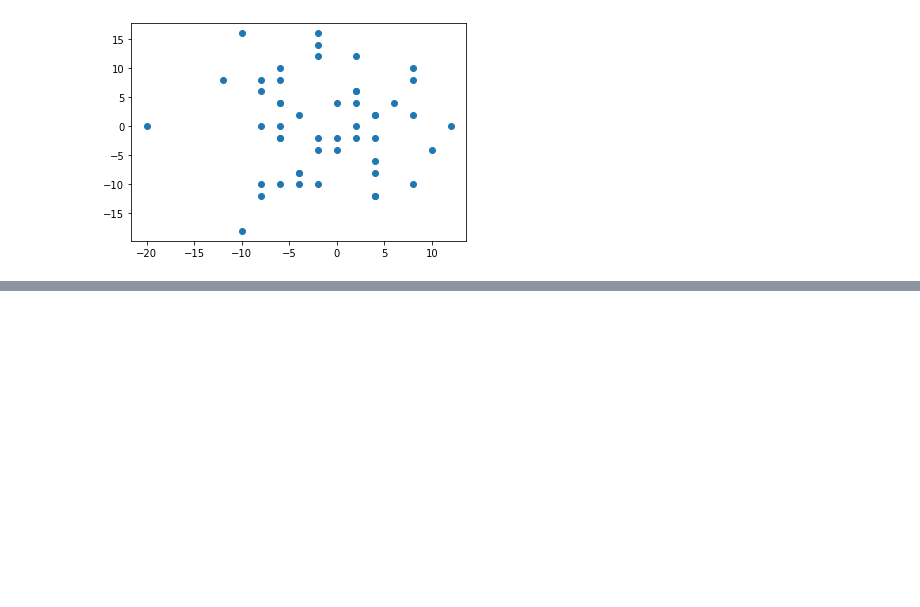
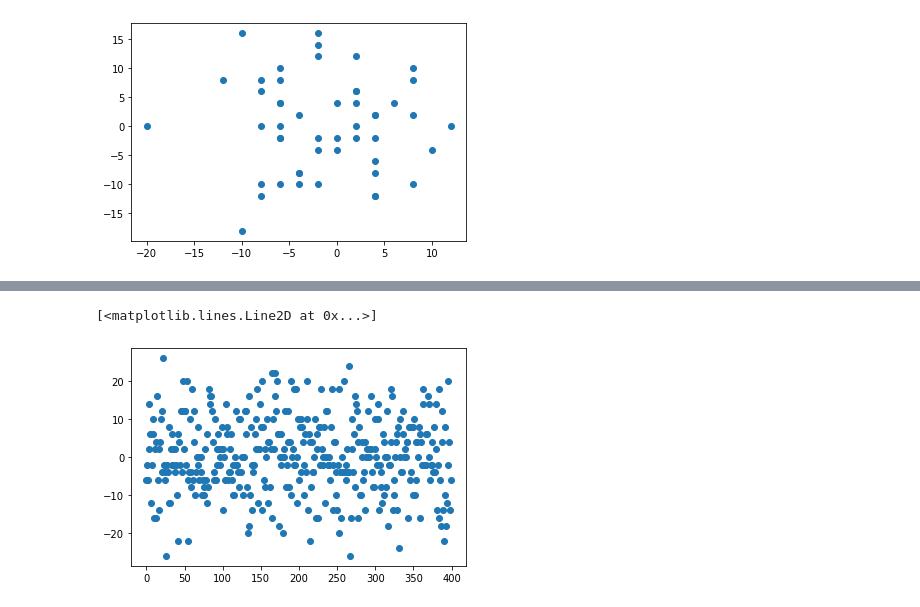
Before and after one commit to roshan2004/Random-Walk, a Jupyter notebook: Random_walk.ipynb, the cells around one changed output, grey strips where cells are left out. Cells and saved outputs as stored; diff of their text form; code cells hidden in the pictures; blank space fills up the shorter version.

```diff
--- a/Random_walk.ipynb
+++ b/Random_walk.ipynb
@@ -99,3 +101,25 @@ plt.show()
 # %% [output]
 [interactive output not drawn]
 [interactive output not drawn]
+# %%
+import random
+import numpy
+import matplotlib.pyplot as plt
+np = 400                         # no of particles
+ns = 100                        # no of steps
+positions = numpy.zeros(np)     # all particles start at x=0
+HEAD = 0;  TAIL = 1         # constants
+
+for step in range(ns):
+    for p in range(np):
+        coin = random.randint(0,1)  # flip coin
+        if coin == HEAD:
+            positions[p] += 1   # one unit length to the right
+        elif coin == TAIL:
+            positions[p] -= 1   # one unit length to the left
+# %%
+#Final position of each 400 particles after travelling 100 steps
+plt.plot(positions, linestyle ='', marker = 'o')
+# %% [output]
+[<matplotlib.lines.Line2D at 0x...>]
+[figure, added]
```
Also changed, not shown: parts of 27 cells of this notebook, 1 other file.
